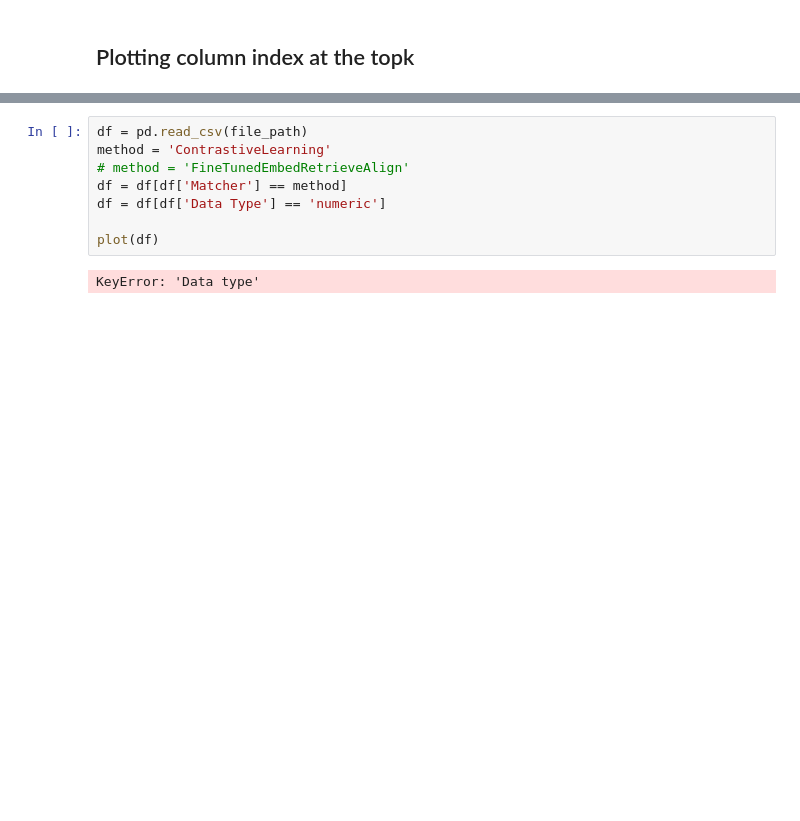
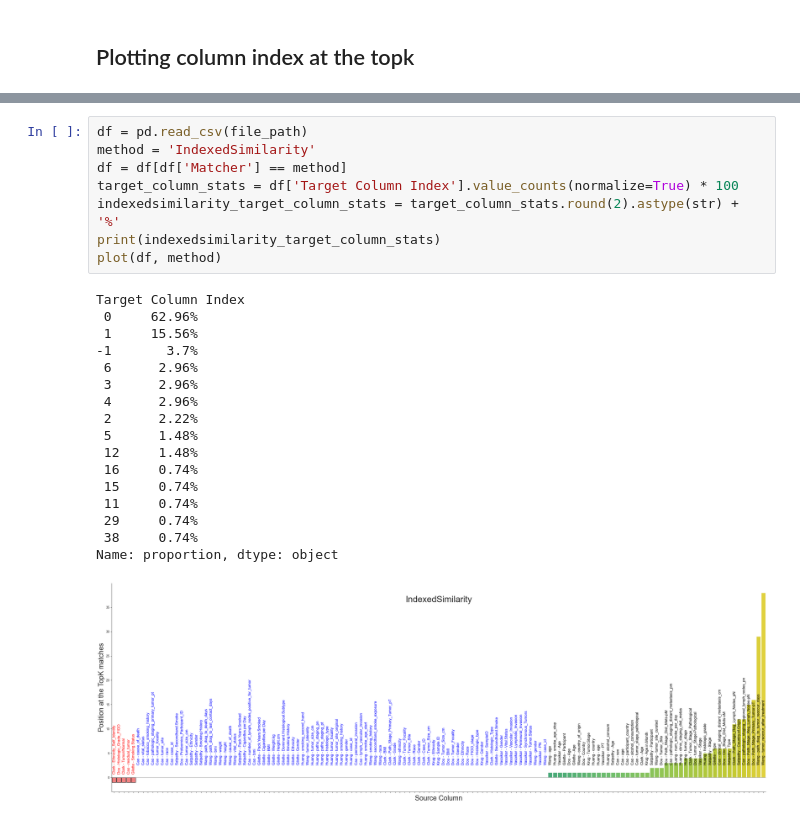
Before and after one commit to kevin-fang-lscm/magneto-matcher, a Jupyter notebook: visualizations/col_pos.ipynb, the cells around one changed output, grey strips where cells are left out. Saved outputs shown, nothing was run; the diff lists cells and outputs as text; blank space fills up the shorter version.

```diff
--- a/visualizations/col_pos.ipynb
+++ b/visualizations/col_pos.ipynb
@@ -161,10 +158,26 @@ plot(df)
 # %%
 df = pd.read_csv(file_path)
-method = 'ContrastiveLearning'
-# method = 'FineTunedEmbedRetrieveAlign'
+method = 'IndexedSimilarity'
 df = df[df['Matcher'] == method]
-df = df[df['Data Type'] == 'numeric']
-
-plot(df)
+target_column_stats = df['Target Column Index'].value_counts(normalize=True) * 100
+indexedsimilarity_target_column_stats = target_column_stats.round(2).astype(str) + '%'
+print(indexedsimilarity_target_column_stats)
+plot(df, method)
 # %% [output]
-KeyError: 'Data type'
+Target Column Index
+ 0     62.96%
+ 1     15.56%
+-1       3.7%
+ 6      2.96%
+ 3      2.96%
+ 4      2.96%
+ 2      2.22%
+ 5      1.48%
+ 12     1.48%
+ 16     0.74%
+ 15     0.74%
+ 11     0.74%
+ 29     0.74%
+ 38     0.74%
+Name: proportion, dtype: object
+[figure, added]
```
Also changed, not shown: parts of 7 cells of this notebook, 22 other files.
